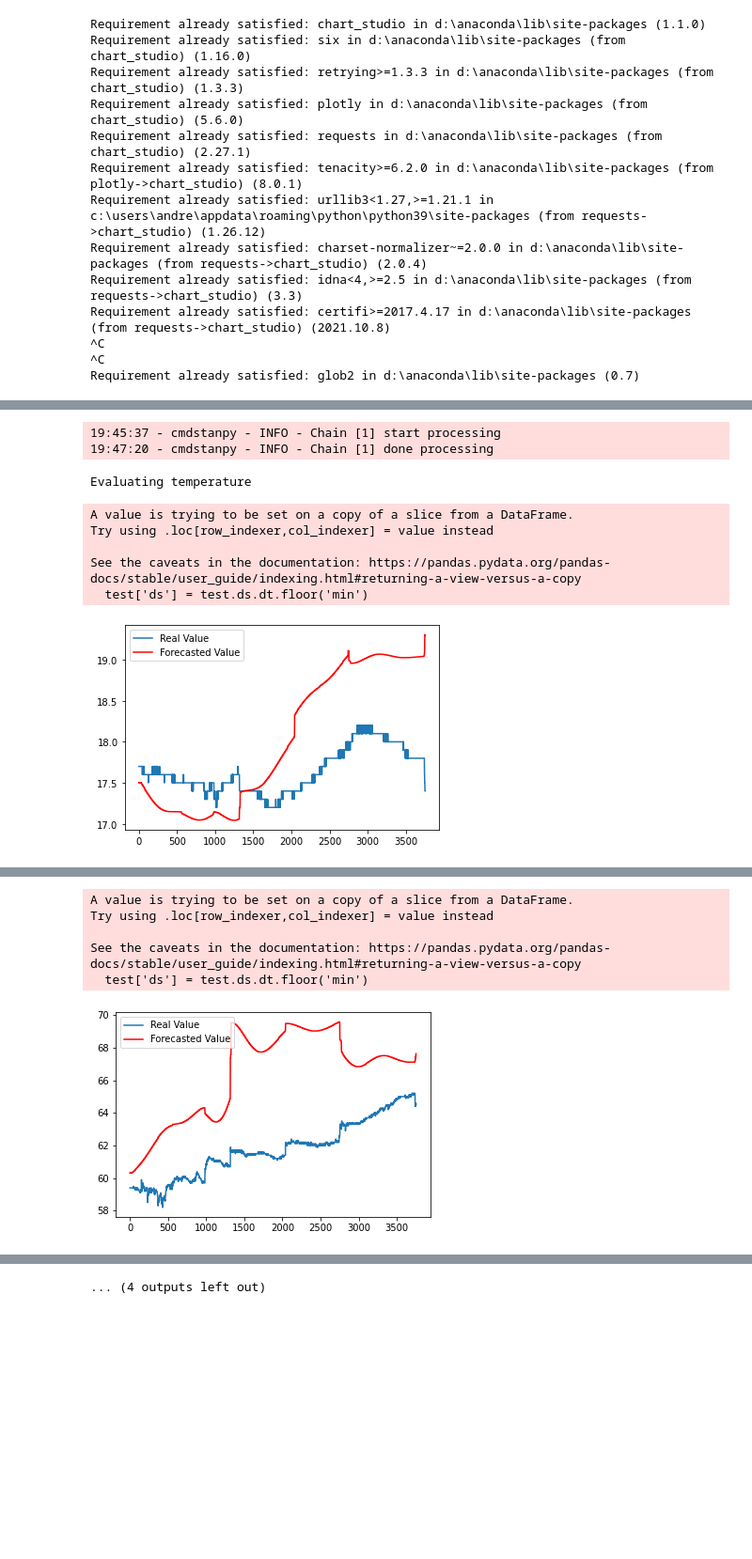
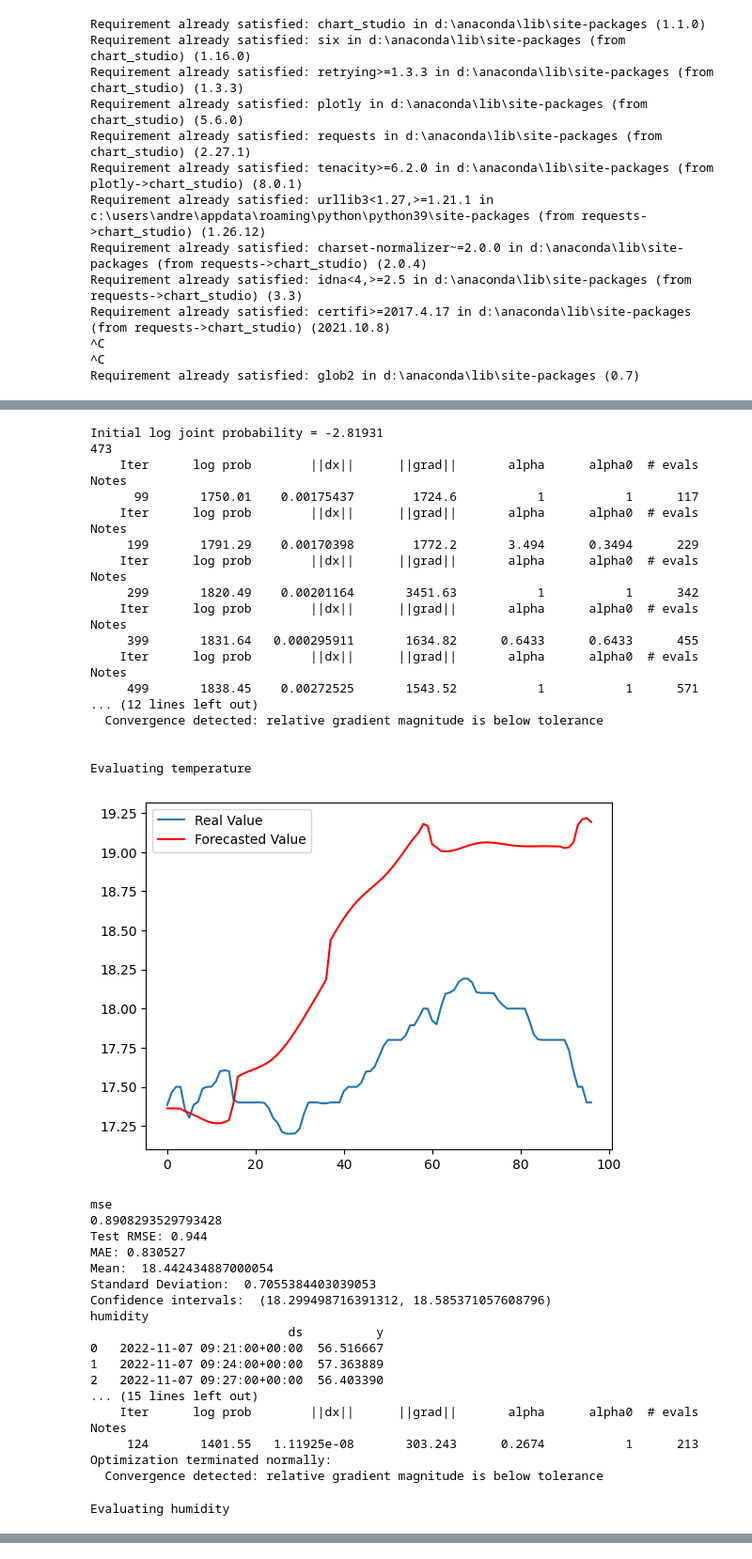
Before and after one commit to andiub97/iot-project, a Jupyter notebook: forecasting/prophetForecasting.ipynb, the cells around one changed output, grey strips where cells are left out. Shown: that part at 94% size. Drawn from its saved outputs; the diff is of its cells as text; code cells hidden in the pictures; blank space fills up the shorter version.

```diff
--- a/forecasting/prophetForecasting.ipynb
+++ b/forecasting/prophetForecasting.ipynb
@@ -61,7 +61,7 @@ buckets = [ 'temperature', 'humidity', 'gas']
 # %%
 #With this function we obtain the forecasted data
 
-def bucket_forecast(bucket,i):
+def bucket_forecast(bucket):
     global mse_array
     global forecasted_array
     global expected_array
@@ -74,24 +74,23 @@ def bucket_forecast(bucket,i):
     expected_array = []
     forecasted = []
     expected = []
-    path = ["../datasets/temperature.csv", "../datasets/Humidity.csv", "../datasets/Gas.csv"]
 
     print(bucket)
     query = 'from(bucket: "'+ bucket +'")' \
-                ' |> range(start:-30d)'\
+                ' |> range(start: 2022-11-07T09:00:00.00Z, stop: 2022-11-09T09:00:00.00Z)'\
                 ' |> filter(fn: (r) => r["_measurement"] == "val")' \
                 ' |> filter(fn: (r) => r["_field"] == "' + bucket +'")' \
                 ' |> aggregateWindow(every: 3m , fn: mean, createEmpty: false)'\
                 ' |> yield(name: "mean")'\
 
-    # result = client.query_api().query(org=INFLUXDB_ORG, query=query)
+    result = client.query_api().query(org=INFLUXDB_ORG, query=query)
     # Convert the results to dataframe
-    dataset_path = open(path[i])
-    df = pd.read_csv(dataset_path)
-    #df = convert_to_dataframe(result)
+    #dataset_path = open(path[i])
+    #df = pd.read_csv(dataset_path)
+    df = convert_to_dataframe(result)
     print(df)
 
-    df['ds'] = pd.to_datetime(df['ds'])
+    #df['ds'] = pd.to_datetime(df['ds'])
     df['ds'] = df['ds'].dt.tz_localize(None)
 
     #train_size 80% - test_size 20%
@@ -108,9 +107,9 @@ def bucket_forecast(bucket,i):
 
     test_interval = int((test.iloc[-1]['ds'].timestamp() - test.iloc[0]['ds'].timestamp()) / 60)
     test_interval = test_interval + 5
-    #print(test_interval)
+    print(test_interval)
 
-    future = m.make_future_dataframe(periods=60*12, freq= DateOffset(minutes=1))
+    future = m.make_future_dataframe(periods=test_interval, freq= DateOffset(minutes=1))
     forecast = m.predict(future)
 
     forecast['ds'] = forecast.ds.dt.floor('min')
@@ -140,7 +139,7 @@ from influxdb_client.client.write_api import WriteType
 APE = []
 i = 0
 for bucket in buckets:
-	bucket_forecast(bucket,i)
+	bucket_forecast(bucket)
 	print("\n\nEvaluating " + bucket)
 	plt.plot(expected, label="Real Value")
 	plt.plot(forecasted, "-r", label="Forecasted Value")
@@ -183,7 +182,7 @@ for bucket in buckets:
 	print("Standard Deviation: ",std)
 
 	# create 95% confidence interval
-	res = st.t.interval(alpha=0.95, df=len(forecasted)-1,
+	res = st.t.interval(confidence=0.95, df=len(forecasted)-1,
 				loc=np.mean(forecasted),
 				scale=st.sem(forecasted))
 
@@ -196,6 +195,5 @@ for bucket in buckets:
 	write_client = client.write_api(write_options=WriteOptions(batch_size=1000, flush_interval=10_000,
 															jitter_interval=2_000, retry_interval=5_000, write_type=WriteType.synchronous))
 	write_client.write(bucket, INFLUXDB_ORG, lines)'''
-	i+=1
 # %% [output]
 temperature
@@ -216,9 +214,36 @@ temperature
-19:45:37 - cmdstanpy - INFO - Chain [1] start processing
-19:47:20 - cmdstanpy - INFO - Chain [1] done processing
+Initial log joint probability = -2.81931
+473
+    Iter      log prob        ||dx||      ||grad||       alpha      alpha0  # evals  Notes
+      99       1750.01    0.00175437        1724.6           1           1      117
+    Iter      log prob        ||dx||      ||grad||       alpha      alpha0  # evals  Notes
+     199       1791.29    0.00170398        1772.2       3.494      0.3494      229
+    Iter      log prob        ||dx||      ||grad||       alpha      alpha0  # evals  Notes
+     299       1820.49    0.00201164       3451.63           1           1      342
+    Iter      log prob        ||dx||      ||grad||       alpha      alpha0  # evals  Notes
+     399       1831.64   0.000295911       1634.82      0.6433      0.6433      455
+    Iter      log prob        ||dx||      ||grad||       alpha      alpha0  # evals  Notes
+     499       1838.45    0.00272525       1543.52           1           1      571
+... (12 lines left out)
+  Convergence detected: relative gradient magnitude is below tolerance
+
+
+Evaluating temperature
+[figure, new version]
-Evaluating temperature
+mse
+0.8908293529793428
+Test RMSE: 0.944
+MAE: 0.830527
+Mean:  18.442434887000054
+Standard Deviation:  0.7055384403039053
+Confidence intervals:  (18.299498716391312, 18.585371057608796)
+humidity
+                           ds          y
+0   2022-11-07 09:21:00+00:00  56.516667
+1   2022-11-07 09:24:00+00:00  57.363889
+2   2022-11-07 09:27:00+00:00  56.403390
+... (15 lines left out)
+    Iter      log prob        ||dx||      ||grad||       alpha      alpha0  # evals  Notes
+     124       1401.55   1.11925e-08       303.243      0.2674           1      213
+Optimization terminated normally:
+  Convergence detected: relative gradient magnitude is below tolerance
-A value is trying to be set on a copy of a slice from a DataFrame.
-Try using .loc[row_indexer,col_indexer] = value instead
-
-See the caveats in the documentation: https://pandas.pydata.org/pandas-docs/stable/user_guide/indexing.html#returning-a-view-versus-a-copy
-  test['ds'] = test.ds.dt.floor('min')
+Evaluating humidity
-[figure, old version]
@@ -245,6 +276,0 @@ Evaluating humidity
-A value is trying to be set on a copy of a slice from a DataFrame.
-Try using .loc[row_indexer,col_indexer] = value instead
-
-See the caveats in the documentation: https://pandas.pydata.org/pandas-docs/stable/user_guide/indexing.html#returning-a-view-versus-a-copy
-  test['ds'] = test.ds.dt.floor('min')
-[figure, old version]
@@ -270 +276,0 @@ gas
-... (4 outputs left out)
```
Also changed, not shown: parts of 2 cells of this notebook, 5 other files.
